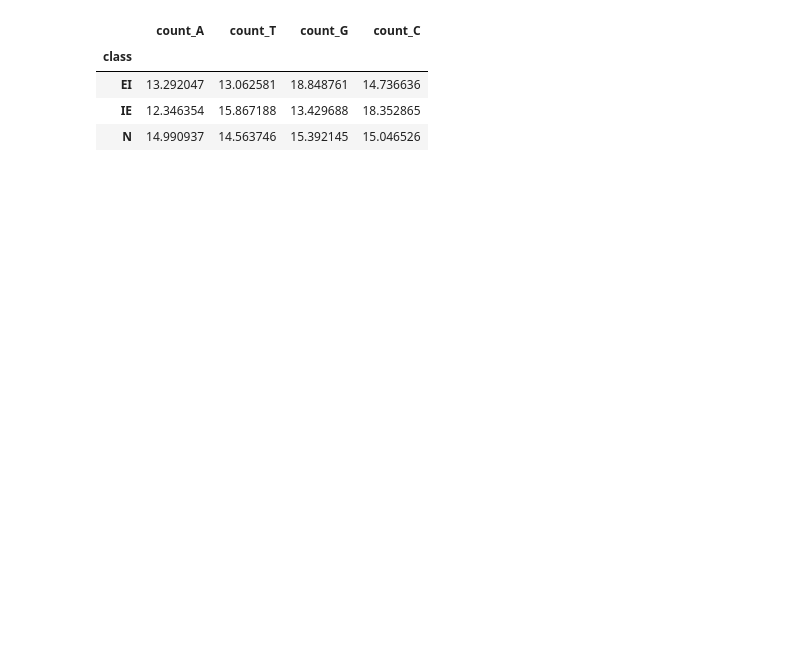
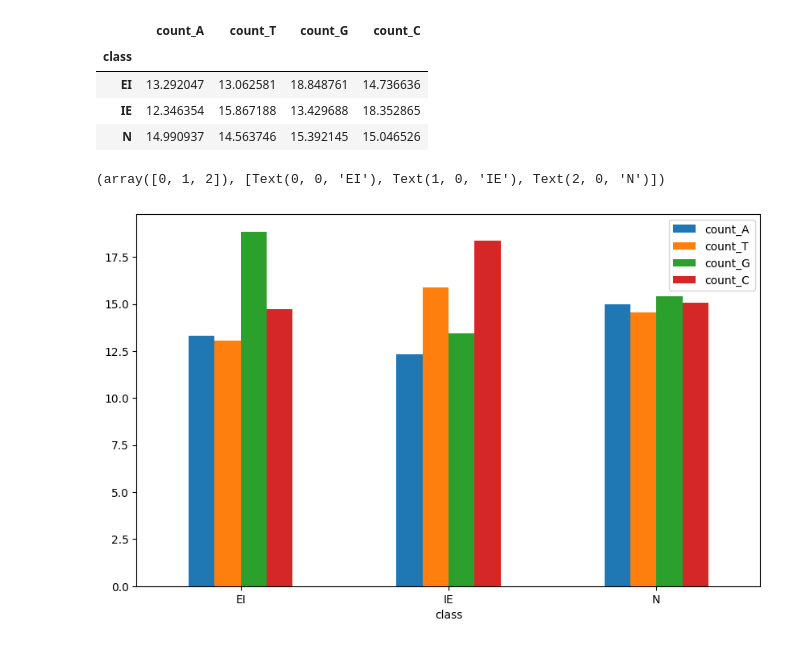
Before and after one commit to VladDumitru22/dna-splice-junction-svm, a Jupyter notebook: notebooks/01_eda.ipynb, the cells around one changed output. Cells and saved outputs as stored; diff of their text form; code cells hidden in the pictures; blank space fills up the shorter version.

```diff
--- a/notebooks/01_eda.ipynb
+++ b/notebooks/01_eda.ipynb
@@ -58,10 +58,17 @@ dataframe.head()
 | 3 | EI | BABAPOE-DONOR-867 | GGGCTGCGTTGCTGGTCACATTCCTGGCAGGT... | 4 | 17 | 23 | 16 |
 | 4 | EI | BABAPOE-DONOR-2817 | GCTCAGCCCCCAGGTCACCCAGGAACTGACGTG... | 10 | 10 | 14 | 26 |
 # %%
-dataframe.groupby('class')[['count_A', 'count_T', 'count_G', 'count_C']].mean()
+nucleotide_means = dataframe.groupby('class')[['count_A', 'count_T', 'count_G', 'count_C']].mean()
+nucleotide_means
 # %% [output]
 |  | count_A | count_T | count_G | count_C |
 | class |  |  |  |  |
 | EI | 13.292047 | 13.062581 | 18.848761 | 14.736636 |
 | IE | 12.346354 | 15.867188 | 13.429688 | 18.352865 |
 | N | 14.990937 | 14.563746 | 15.392145 | 15.046526 |
+# %%
+nucleotide_means.plot(kind='bar', figsize=(10, 6))
+plt.xticks(rotation=0)
+# %% [output]
+(array([0, 1, 2]), [Text(0, 0, 'EI'), Text(1, 0, 'IE'), Text(2, 0, 'N')])
+[figure, added]
```
Also changed, not shown: parts of 1 cell of this notebook.
